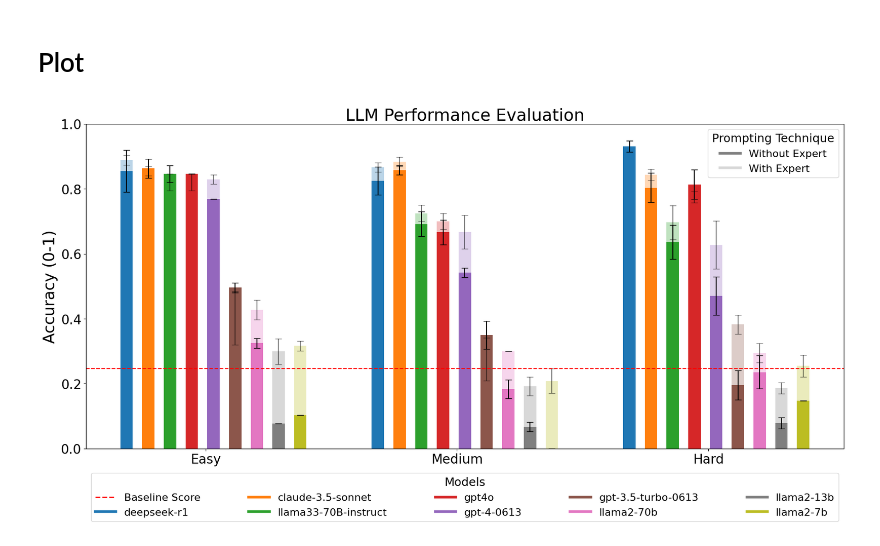
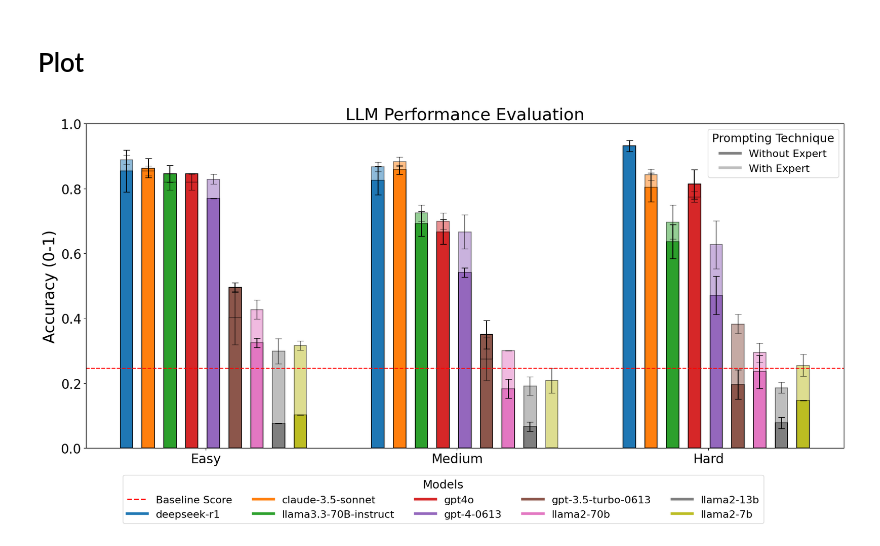
Before and after one commit to Toniaac/LLM-MSE-Eval-Robustness, a Jupyter notebook: MSE Q&A Performance Evaluation (MSE-MCQs)/MSE-MCQs - Performance Evaluation.ipynb, the cells around one changed output. Cells and saved outputs as stored; diff of their text form; code cells hidden in the pictures.

```diff
--- a/MSE Q&A Performance Evaluation (MSE-MCQs)/MSE-MCQs - Performance Evaluation.ipynb
+++ b/MSE Q&A Performance Evaluation (MSE-MCQs)/MSE-MCQs - Performance Evaluation.ipynb
@@ -153,6 +153,9 @@ llama33_70B_instruct = pd.read_csv('mcq_final_llama3.3-70B-instruct_checked.csv'
 gpt4o_20241120 = pd.read_csv("mcq_final_GPT-4o (2024-11-20)_checked.csv", encoding='unicode_escape')
 deepseek_r1 = pd.read_csv("mcq_final_deepseek-r1_checked.csv", encoding='unicode_escape')
 # %%
+import numpy as np
+import matplotlib.pyplot as plt
+
 def get_avg_std_fixed_alignment_superimposed(df_list):
     # Define bar properties
     n_difficulties = 3  # Number of difficulty levels: Easy, Medium, Hard
@@ -205,17 +208,15 @@ def get_avg_std_fixed_alignment_superimposed(df_list):
                 # Skip if required columns or data are missing
                 continue
 
-            # Plot the "w/ Expert" bar first (to be behind)
-            bars_w = ax.bar(base_position, check_w_avg, bar_width, alpha=0.3, color=base_colors[model_idx],
-                            label=f'{df.name} w/ Expert' if (difficulty_idx == 0 and model_idx == 0) else "")
+            # Plot the "w/o Expert" bar first (to be behind)
+            bars_wo = ax.bar(base_position, check_wo_avg, bar_width, alpha=1, color=base_colors[model_idx],
+                             label=f'{df.name} w/o Expert' if (difficulty_idx == 0 and model_idx == 0) else "", edgecolor='black', linewidth=1.2)
+            ax.errorbar(base_position, check_wo_avg, yerr=check_wo_std, ecolor='black', capsize=5, alpha=1)
+            # Plot the "w/ Expert" bar on top
+            bars_w = ax.bar(base_position, check_w_avg, bar_width, alpha=0.5, color=base_colors[model_idx],
+                            label=f'{df.name} w/ Expert' if (difficulty_idx == 0 and model_idx == 0) else "", edgecolor='black', linewidth=1.2)
             ax.errorbar(base_position, check_w_avg, yerr=check_w_std, ecolor='black', capsize=5, alpha=0.5)
-            #add_bar_labels(bars_w, [check_w_std], alpha= 0.6)  # Add labels for "w/ Expert"
 
-            # Plot the "w/o Expert" bar on top
-            bars_wo = ax.bar(base_position, check_wo_avg, bar_width, alpha=1, color=base_colors[model_idx],
-                             label=f'{df.name} w/o Expert' if (difficulty_idx == 0 and model_idx == 0) else "")
-            ax.errorbar(base_position, check_wo_avg, yerr=check_wo_std, ecolor='black', capsize=5, alpha=1)
-            #add_bar_labels(bars_wo, [check_wo_std])  # Add labels for "w/o Expert"
 
     # Set up labels, title, and legend
     ax.set_ylabel('Accuracy (0-1)', fontsize=24)
@@ -240,38 +241,43 @@ def get_avg_std_fixed_alignment_superimposed(df_list):
     ] + [plt.Line2D([0], [0], color=color, lw=4) for color in base_colors[:n_models]]
     technique_legend = [
         plt.Line2D([0], [0], color='gray', lw=4, alpha=1, label='Without Expert'),
-        plt.Line2D([0], [0], color='gray', lw=4, alpha=0.3, label='With Expert')
+        plt.Line2D([0], [0], color='gray', lw=4, alpha=0.5, label='With Expert')
     ]
 
-    # Add model legend including Baseline Score
-    model_legend_obj = ax.legend(handles=model_legend, labels=['Baseline Score'] + [df.name for df in df_list],
-                                 title='Models', fontsize=16, title_fontsize=18, loc='lower left',bbox_to_anchor=(0,-0.24,1,0.2), mode = 'expand', ncol = 5)
-    ax.add_artist(model_legend_obj)  # Add model legend separately
+    fig.legend(handles=model_legend,
+           labels=['Baseline Score'] + [df.name for df in df_list],
+           title='Models',
+           fontsize=16,
+           title_fontsize=18,
+           loc='lower center',
+           bbox_to_anchor=(0.5, -0.15),
+           ncol=5)
+
 
     # Add technique legend
     ax.legend(handles=technique_legend, title='Prompting Technique', fontsize=16, title_fontsize=18, loc='upper right')
 
     # Display the plot
     plt.tight_layout()
     plt.show()
 
 
 # Example usage:
 datasets = [deepseek_r1, claude_35_sonnet_20240620, llama33_70B_instruct, gpt4o_20241120, gpt_4_eval_df, gpt_35_turbo_eval_df, llama2_70b_eval_df, llama2_13b_eval_df, llama2_7b_eval_df]
 gpt_35_turbo_eval_df.name = "gpt-3.5-turbo-0613"
 gpt_4_eval_df.name = "gpt-4-0613"
 llama2_7b_eval_df.name = "llama2-7b"
 llama2_13b_eval_df.name = "llama2-13b"
 llama2_70b_eval_df.name = "llama2-70b"
 claude_35_sonnet_20240620.name = "claude-3.5-sonnet"
-llama33_70B_instruct.name = "llama33-70B-instruct"
+llama33_70B_instruct.name = "llama3.3-70B-instruct"
 gpt4o_20241120.name = "gpt4o"
 deepseek_r1.name = "deepseek-r1"
 
 for idx, df in enumerate(datasets):
     if not hasattr(df, 'name'):
         df.name = f"Dataset {idx + 1}"
 
 get_avg_std_fixed_alignment_superimposed(datasets)
 # %% [output]
-[figure, old version]
+[figure, new version]
```
Also changed, not shown: 9 other files.
